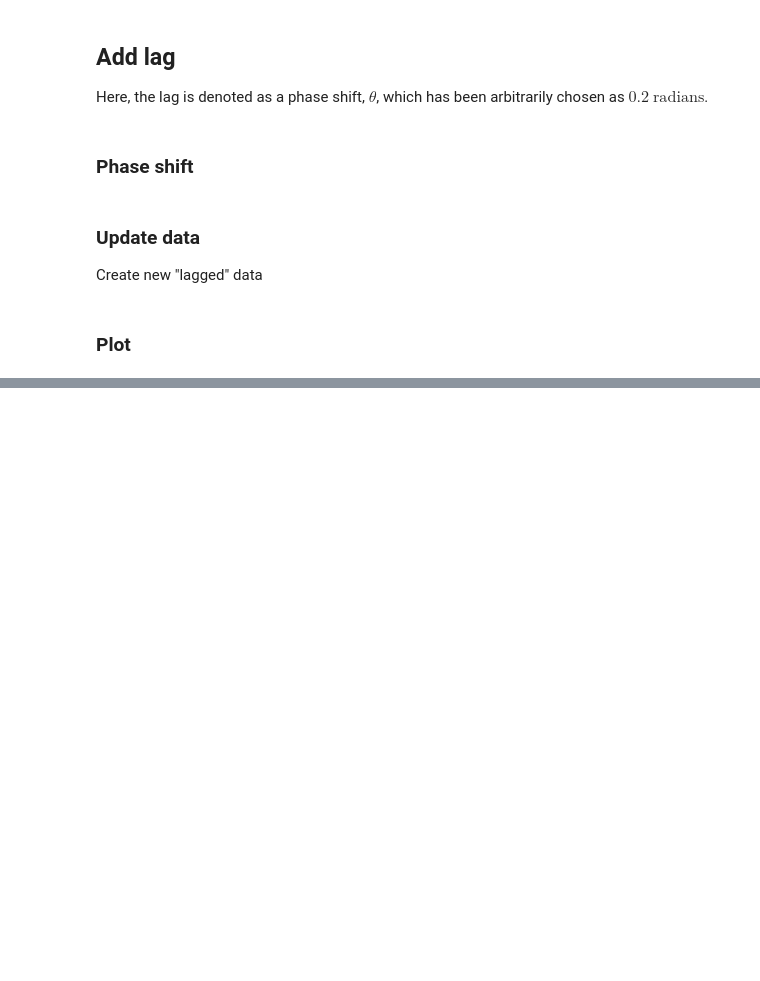
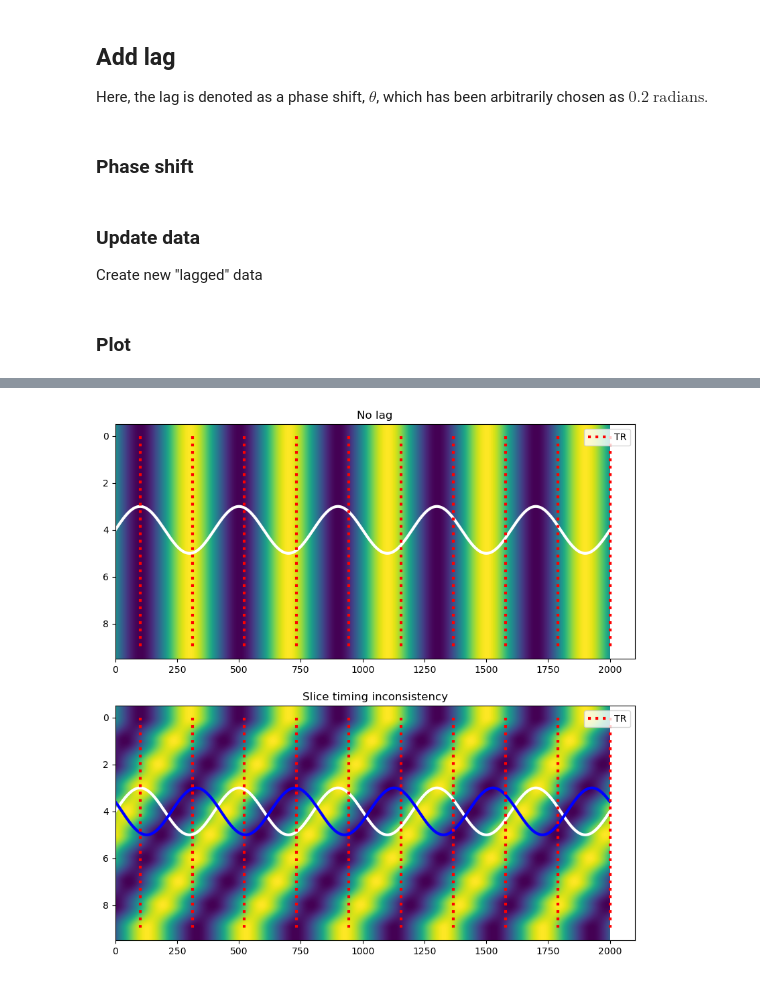
Before and after one commit to w-decker/SliceTime_TempDeriv, a Jupyter notebook: notebook.ipynb, the cells around one changed output, grey strips where cells are left out. Cells and saved outputs as stored; diff of their text form; code cells hidden in the pictures; blank space fills up the shorter version.

```diff
--- a/notebook.ipynb
+++ b/notebook.ipynb
@@ -75,0 +78,16 @@ plt.tight_layout()
+# %%
+fix, ax = plt.subplots(ncols=1, nrows=2, figsize=(10, 10))
+ax[0].imshow(X, aspect='auto')
+ax[0].plot(X[0, 0:2000] + 4, color='white', lw=3)
+ax[1].imshow(X_1, aspect='auto')
+ax[1].plot(X[0, 0:2000] + 4, color='white', lw=3)
+ax[1].plot(X_1[9, 0:2000] + 4, color='blue', lw=3)
+for i in range(2):
+    ax[i].vlines(x=np.linspace(100, 2000, 10), ymin=0, ymax=9, color='red', label='TR', linestyle='dotted', lw=3)
+    ax[i].legend()
+
+ax[0].set_title('No lag')
+ax[1].set_title('Slice timing inconsistency')
+fig.tight_layout()
+# %% [output]
+[figure, added]
```
Also changed, not shown: parts of 3 cells of this notebook.
